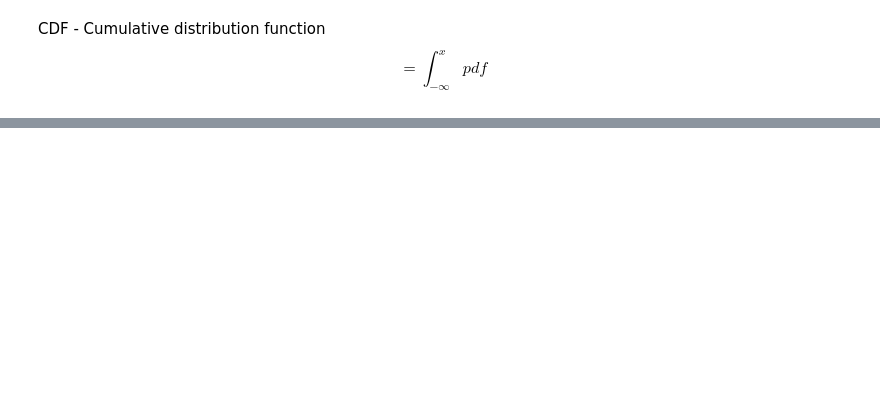
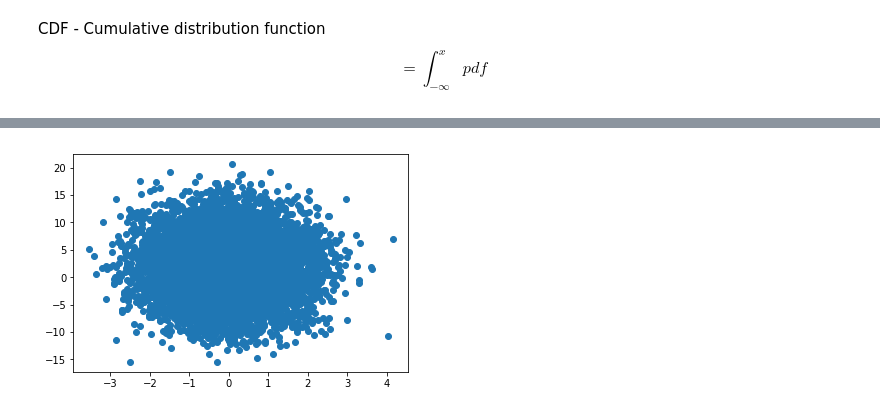
Before and after one commit to hhau01/deep-learning-prereqs, a Jupyter notebook: scipy/1-gaussian-pdf-cdf.ipynb, the cells around one changed output, grey strips where cells are left out. Saved outputs shown, nothing was run; the diff lists cells and outputs as text; code cells hidden in the pictures; blank space fills up the shorter version.

```diff
--- a/scipy/1-gaussian-pdf-cdf.ipynb
+++ b/scipy/1-gaussian-pdf-cdf.ipynb
@@ -67,0 +84,10 @@ plt.show()
+# %%
+# eliptical gaussian - variance is different for each dimension
+# std=5, mean=2
+r[:,1] = 5*r[:,1]+2
+
+plt.scatter(r[:,0], r[:,1])
+# matplotlib scales x-axis so it looks like a circle
+plt.show()
+# %% [output]
+[figure, added]
```
Also changed, not shown: parts of 9 cells of this notebook, 2 other files.
